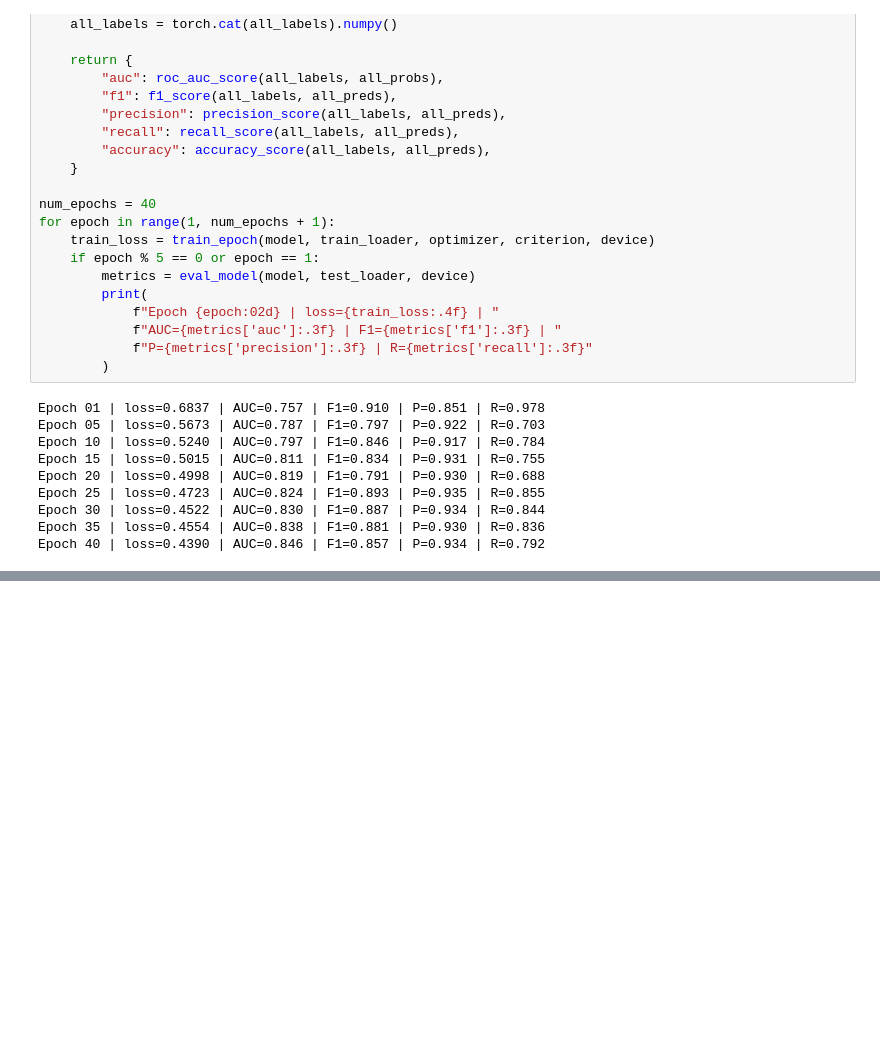
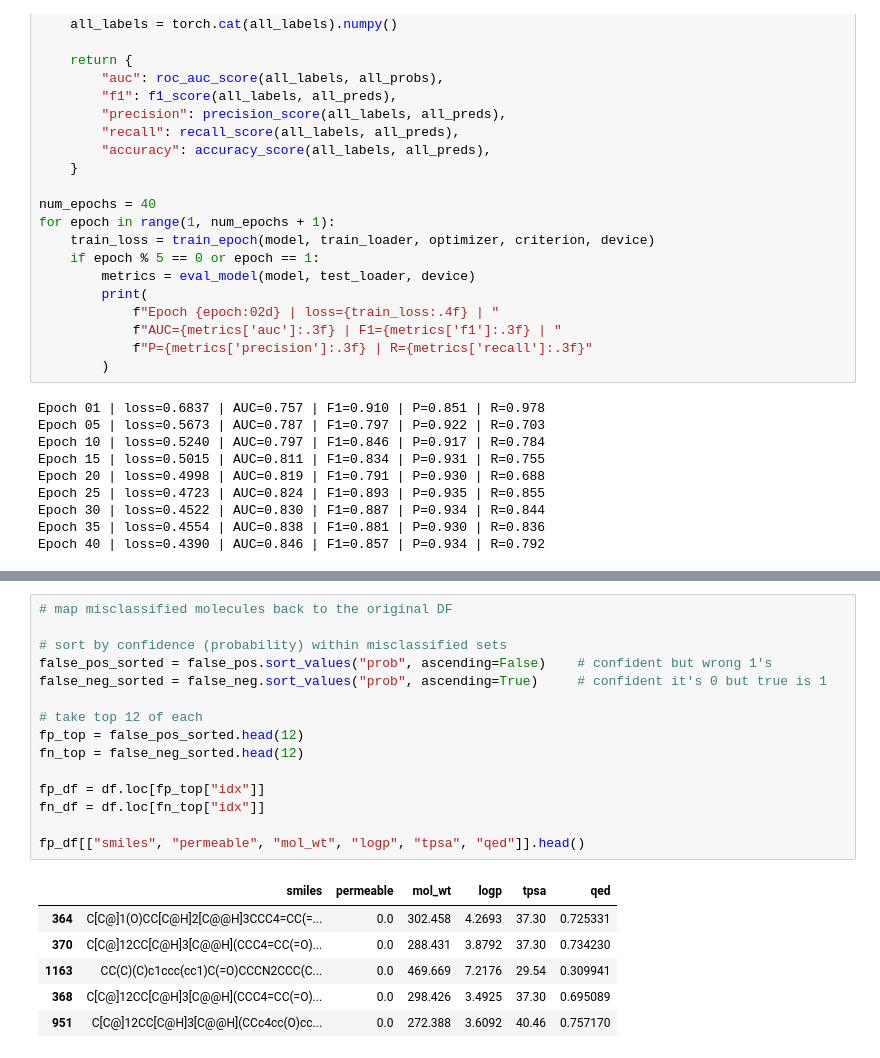
Before and after one commit to moraditya/neuro-natural-bbbp, a Jupyter notebook: notebooks/03_gnn_bbbp.ipynb, the cells around one changed output, grey strips where cells are left out. Drawn from its saved outputs; the diff is of its cells as text; blank space fills up the shorter version.

```diff
--- a/notebooks/03_gnn_bbbp.ipynb
+++ b/notebooks/03_gnn_bbbp.ipynb
@@ -131,0 +198,22 @@ Epoch 40 | loss=0.4390 | AUC=0.846 | F1=0.857 | P=0.934 | R=0.792
+# %%
+# map misclassified molecules back to the original DF
+
+# sort by confidence (probability) within misclassified sets
+false_pos_sorted = false_pos.sort_values("prob", ascending=False)    # confident but wrong 1's
+false_neg_sorted = false_neg.sort_values("prob", ascending=True)     # confident it's 0 but true is 1
+
+# take top 12 of each
+fp_top = false_pos_sorted.head(12)
+fn_top = false_neg_sorted.head(12)
+
+fp_df = df.loc[fp_top["idx"]]
+fn_df = df.loc[fn_top["idx"]]
+
+fp_df[["smiles", "permeable", "mol_wt", "logp", "tpsa", "qed"]].head()
+# %% [output]
+|  | smiles | permeable | mol_wt | logp | tpsa | qed |
+| 364 | C[C@]1(O)CC[C@H]2[C@@H]3CCC4=CC(=... | 0.0 | 302.458 | 4.2693 | 37.30 | 0.725331 |
+| 370 | C[C@]12CC[C@H]3[C@@H](CCC4=CC(=O)... | 0.0 | 288.431 | 3.8792 | 37.30 | 0.734230 |
+| 1163 | CC(C)(C)c1ccc(cc1)C(=O)CCCN2CCC(C... | 0.0 | 469.669 | 7.2176 | 29.54 | 0.309941 |
+| 368 | C[C@]12CC[C@H]3[C@@H](CCC4=CC(=O)... | 0.0 | 298.426 | 3.4925 | 37.30 | 0.695089 |
+| 951 | C[C@]12CC[C@H]3[C@@H](CCc4cc(O)cc... | 0.0 | 272.388 | 3.6092 | 40.46 | 0.757170 |
```
Also changed, not shown: parts of 10 cells of this notebook, 5 other files.
